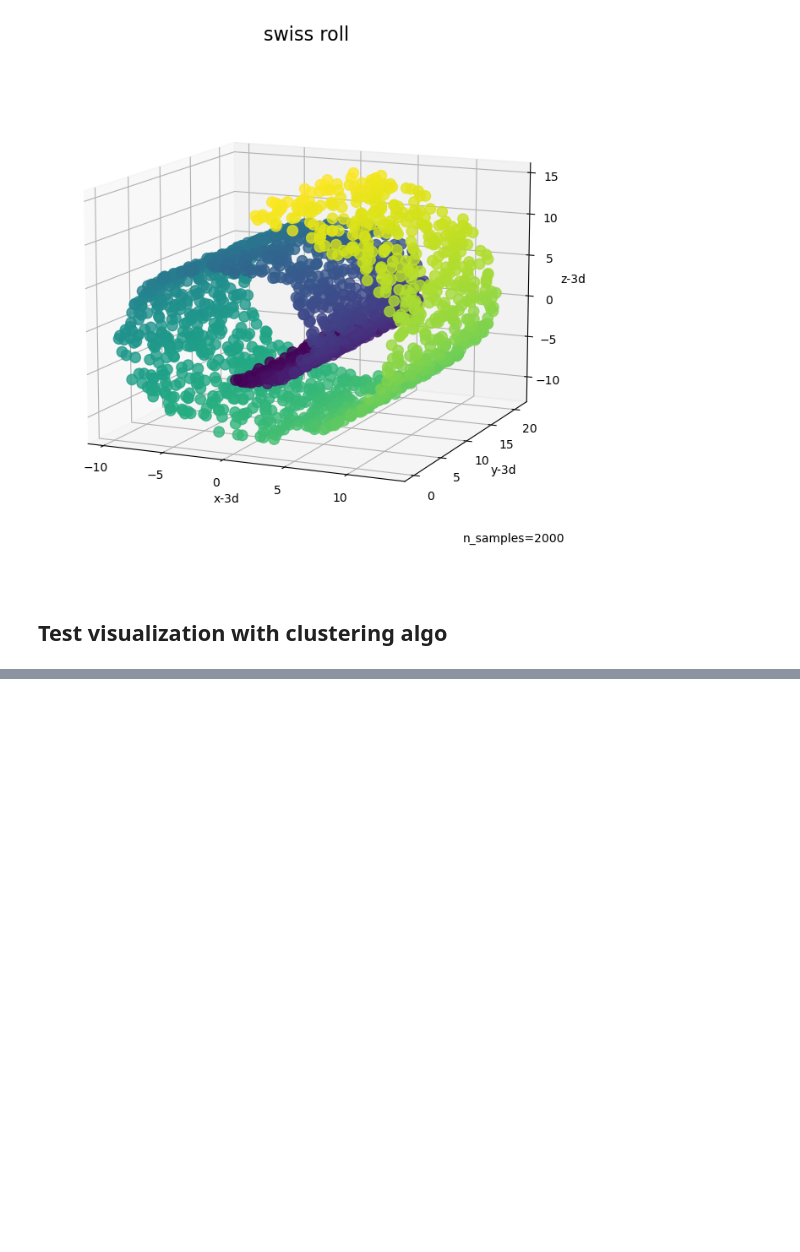
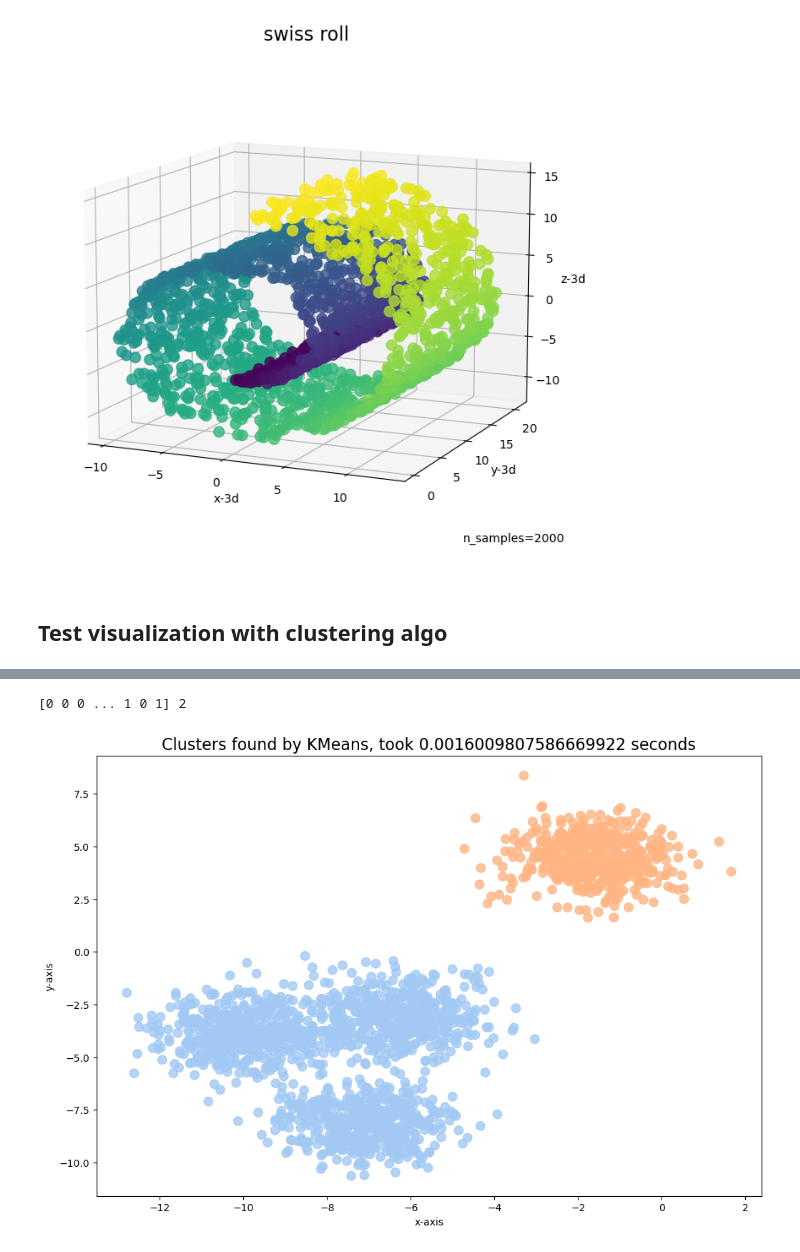
Before and after one commit to MonkeScripts/ROS2-EDA-Clustering, a Jupyter notebook: scripts/visualisation.ipynb, the cells around one changed output, grey strips where cells are left out. Drawn from its saved outputs; the diff is of its cells as text; code cells hidden in the pictures; blank space fills up the shorter version.

Commit message:
Fix missing 2D color

```diff
--- a/scripts/visualisation.ipynb
+++ b/scripts/visualisation.ipynb
@@ -71,6 +71,7 @@ def plot2D(data: np.ndarray, title: str, colors: Optional[np.ndarray], config: V
     ax.scatter(
         data[:, 0],
         data[:, 1],
+        c=colors,
         **config.plot_kwds
     )
     # https://snyk.io/advisor/python/matplotlib/functions/matplotlib.pyplot.gca
@@ -191,7 +192,7 @@ def plot_clusters(data: np.ndarray, algorithm, args, kwds, config: Visualization
         clusterer = algorithm(*args, **kwds)
         labels = clusterer.fit_predict(data)
         end_time = time.time()
-        palette = sns.color_palette("deep", np.unique(labels).max() + 1)
+        palette = sns.color_palette(palette="pastel", n_colors=np.unique(labels).max() + 1)
         plot_colors = [palette[x] if x >= 0 else (0.0, 0.0, 0.0) for x in labels]
         plot_title = f"Clusters found by {str(algorithm.__name__)}, took {end_time - start_time} seconds"
         if data.shape[1] == 2:
@@ -218,0 +221,11 @@ DBSCAN.__init__() got an unexpected keyword argument 'n_clusters'
+# %%
+algo = cluster.KMeans
+arguments = ()
+metrics = {"n_clusters": 2}
+# %%
+plot_clusters(
+    data=X, algorithm=algo, args=(), kwds=metrics, config=default_config
+)
+# %% [output]
+[0 0 0 ... 1 0 1] 2
+[figure, added]
```
Also changed, not shown: parts of 2 cells of this notebook.
